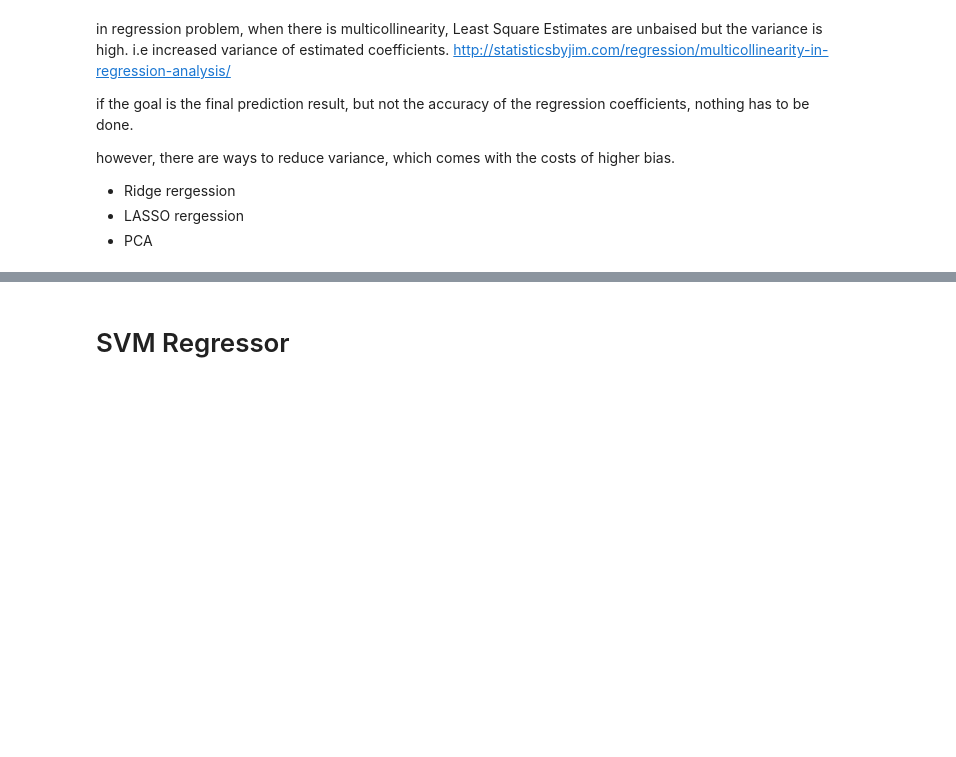
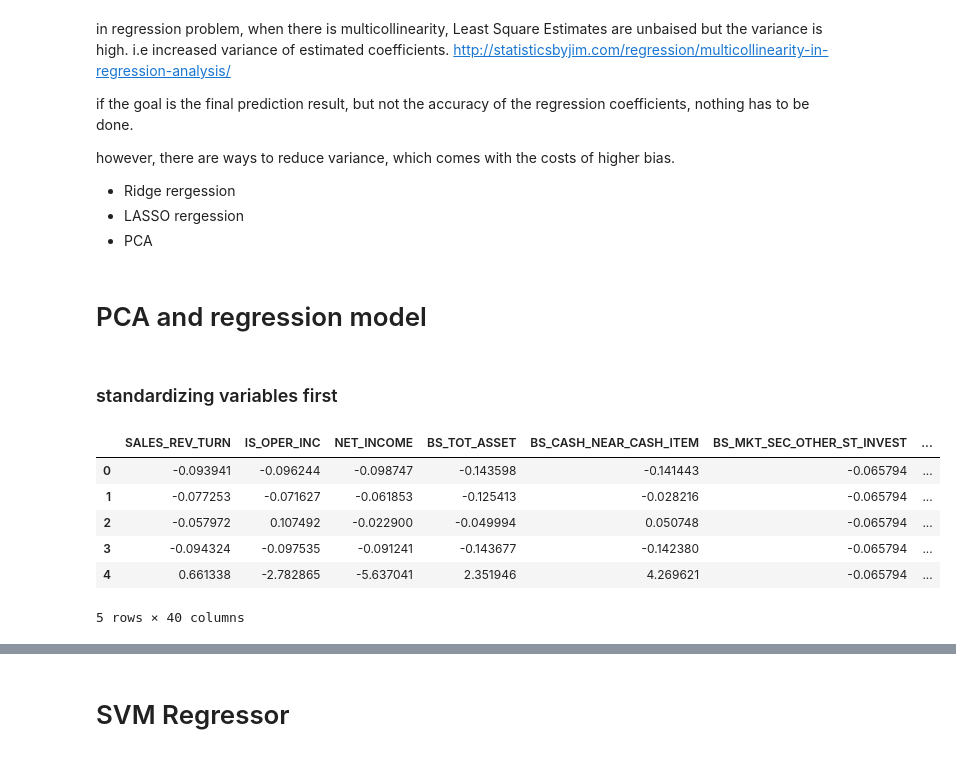
Before and after one commit to yueying-teng/RF, a Jupyter notebook: LN_Data.ipynb, the cells around one changed output, grey strips where cells are left out. Drawn from its saved outputs; the diff is of its cells as text; code cells hidden in the pictures; blank space fills up the shorter version.

```diff
--- a/LN_Data.ipynb
+++ b/LN_Data.ipynb
@@ -278,3 +323,5 @@ however, there are ways to reduce variance, which comes with the costs of higher
 - Ridge rergession
 - LASSO rergession
 - PCA
+# %% [markdown]
+# PCA and regression model
@@ -280,0 +331,17 @@ however, there are ways to reduce variance, which comes with the costs of higher
+# %% [markdown]
+###  standardizing variables first
+# %%
+from sklearn.preprocessing import scale
+
+featuredf = eng3.iloc[:, 2:-1]
+stdx = scale(featuredf)
+stdx = pd.DataFrame(stdx, index = featuredf.index, columns = featuredf.columns)
+stdx.head()
+# %% [output]
+|  | SALES_REV_TURN | IS_OPER_INC | NET_INCOME | BS_TOT_ASSET | BS_CASH_NEAR_CASH_ITEM | BS_MKT_SEC_OTHER_ST_INVEST | ... |
+| 0 | -0.093941 | -0.096244 | -0.098747 | -0.143598 | -0.141443 | -0.065794 | ... |
+| 1 | -0.077253 | -0.071627 | -0.061853 | -0.125413 | -0.028216 | -0.065794 | ... |
+| 2 | -0.057972 | 0.107492 | -0.022900 | -0.049994 | 0.050748 | -0.065794 | ... |
+| 3 | -0.094324 | -0.097535 | -0.091241 | -0.143677 | -0.142380 | -0.065794 | ... |
+| 4 | 0.661338 | -2.782865 | -5.637041 | 2.351946 | 4.269621 | -0.065794 | ... |
+5 rows × 40 columns
```
Also changed, not shown: parts of 15 cells of this notebook.
